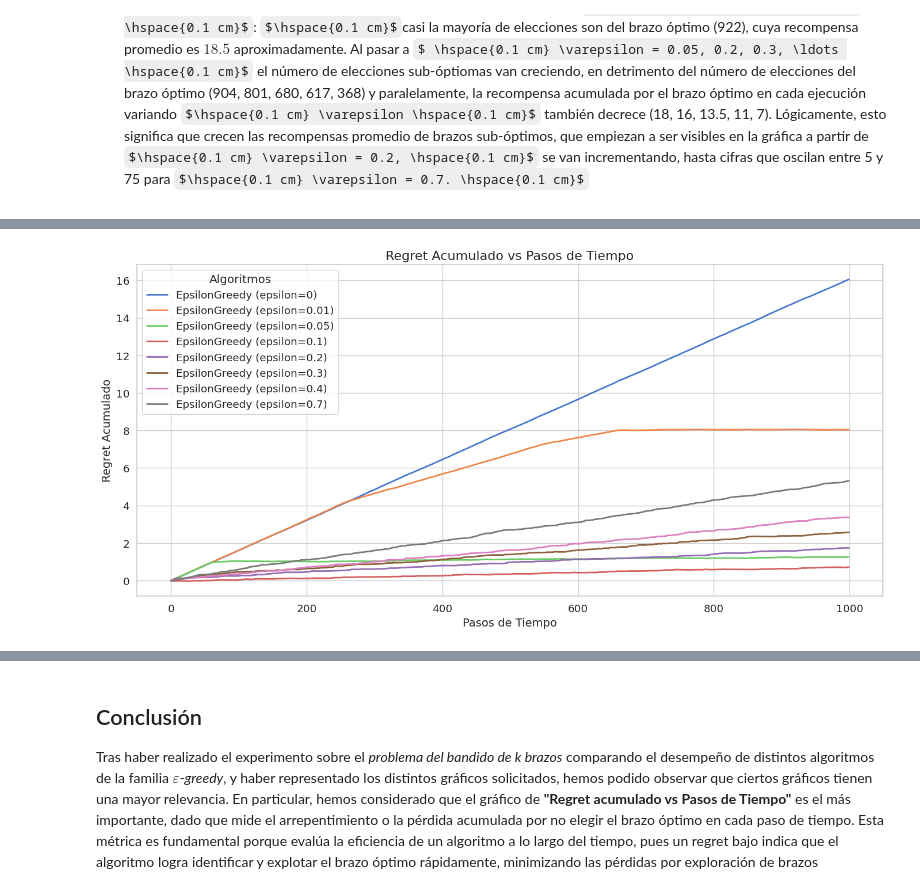
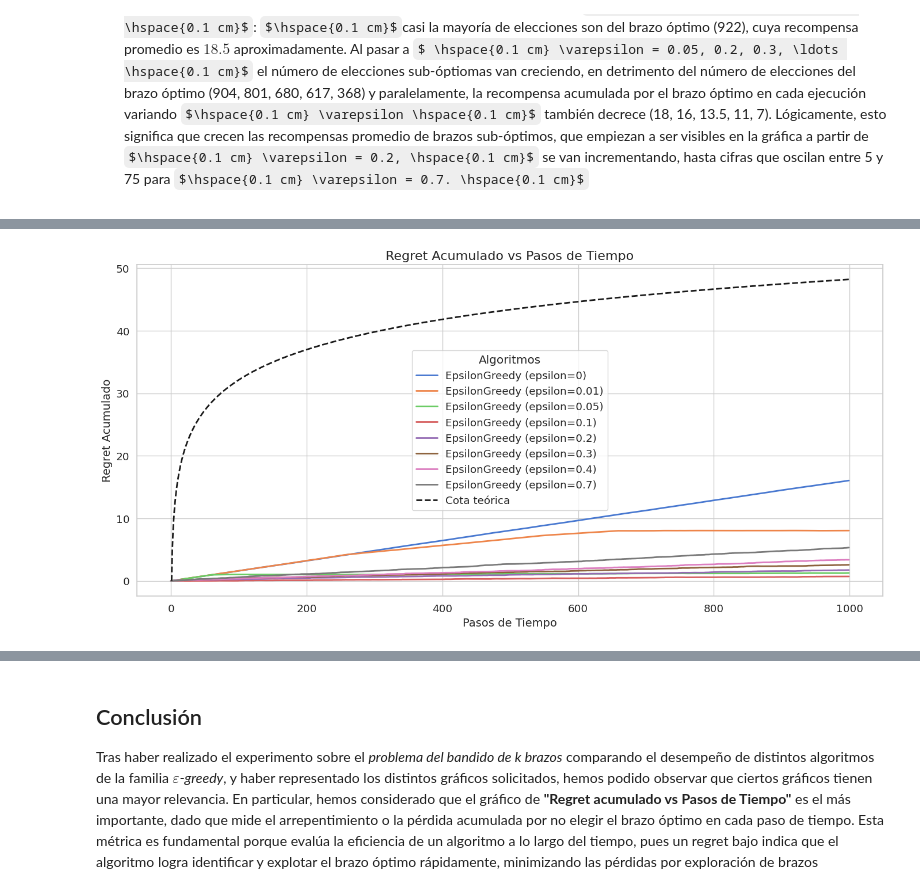
Before and after one commit to JMGO-coding/k_brazos_GGM, a Jupyter notebook: notebook2.ipynb, the cells around one changed output, grey strips where cells are left out. Saved outputs shown, nothing was run; the diff lists cells and outputs as text; code cells hidden in the pictures; some formulas as TeX source.

```diff
--- a/notebook2.ipynb
+++ b/notebook2.ipynb
@@ -286,9 +295,21 @@ indicando que el $i$-ésimo brazo del bandido ha sido seleccionado $z$ veces a l
+# %%
+def kl_normal(mu_i, mu_star, sigma_2):
+    """Divergencia KL entre dos normales con la misma varianza."""
+    return (mu_i - mu_star)**2 / (2 * sigma_2)
+
+mus = [bandit.get_expected_value(num_arm) for num_arm in range(len(bandit.arms))]    # Medias de los brazos
+mu_star = max(mus)   # Media del brazo óptimo
+sigma_2 = 1          # Varianza de los brazos (igual para todos)
+
+# Calcular la constante
+cte = sum((mu_star - mu) / kl_normal(mu, mu_star, sigma_2) for mu in mus if mu < mu_star)
+
+# Cota teórica
+theoretical_bound = cte * np.array([np.log(step) for step in range(steps)])
 # %%
-# theoretical_bound = np.array([np.log(step) for step in steps])
-
-plot_regret(steps, regret_accumulated=proportional_cumulative_regret_per_algo, algorithms = algorithms)
+plot_regret(steps, regret_accumulated=proportional_cumulative_regret_per_algo, algorithms = algorithms, theoretical_bound = theoretical_bound)
 # %% [output]
-[figure, old version]
+[figure, new version]
 # %% [markdown]
 ### Análisis detallado de la imagen
 
```
Also changed, not shown: parts of 3 cells of this notebook.
